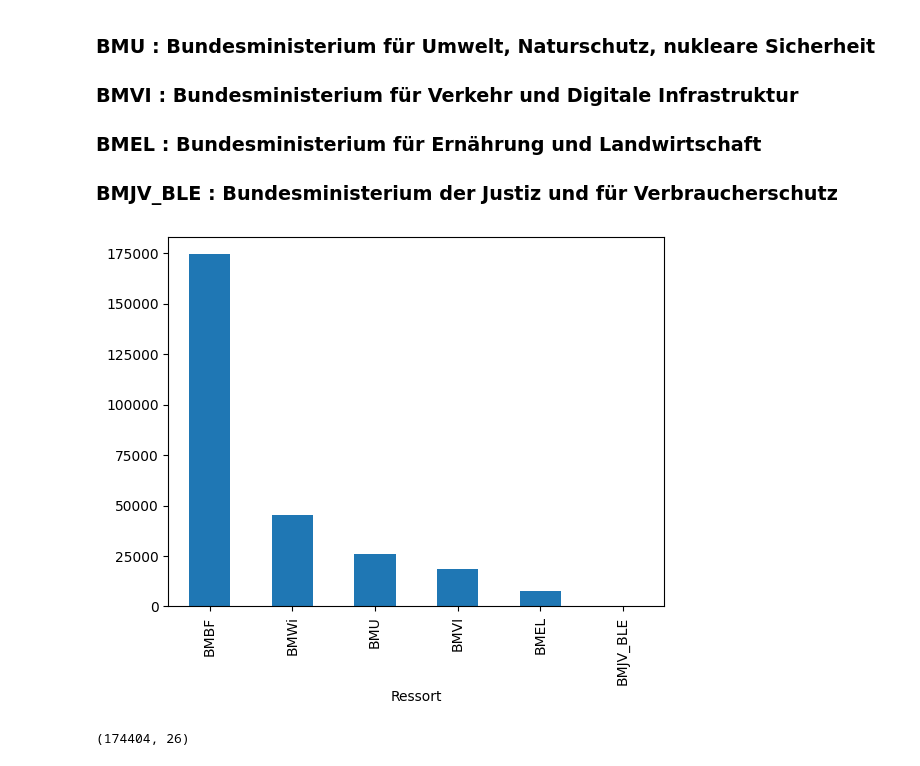
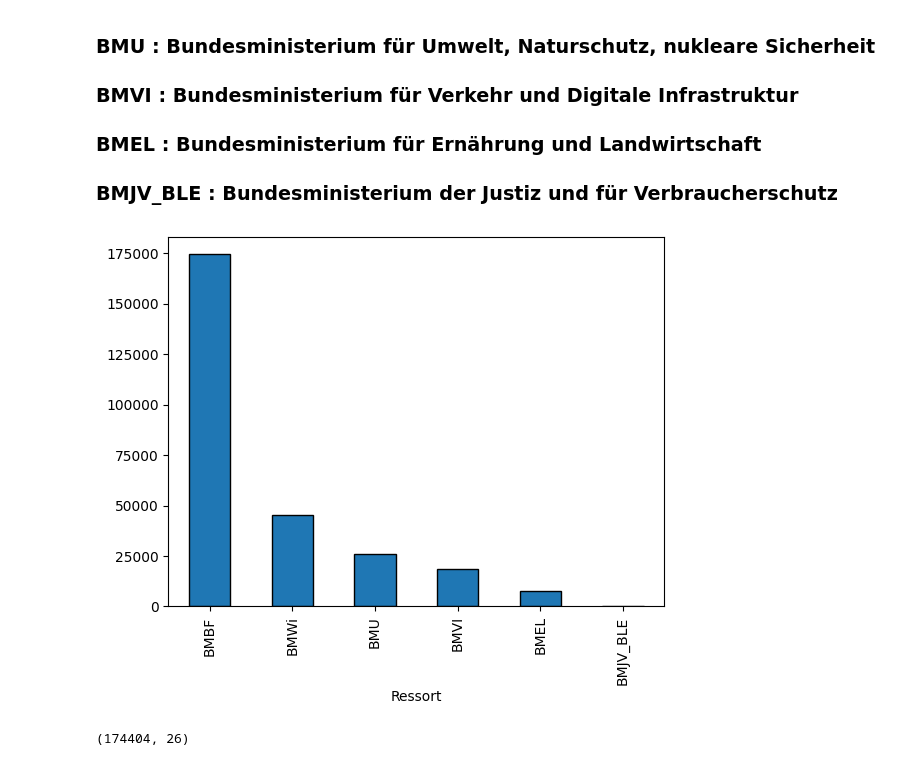
Before and after one commit to isaacduong/BMBF, a Jupyter notebook: eda/BMBF_eda (1. notebook).ipynb, the cells around one changed output. Drawn from its saved outputs; the diff is of its cells as text; code cells hidden in the pictures.

```diff
--- a/eda/BMBF_eda (1. notebook).ipynb
+++ b/eda/BMBF_eda (1. notebook).ipynb
@@ -173,9 +176,9 @@ BMBF[BMBF["FKZ"].isin(BMBF["FKZ"].value_counts().sort_values(ascending=False).in
 ### BMEL : Bundesministerium für Ernährung und Landwirtschaft
 ### BMJV_BLE : Bundesministerium der Justiz und für Verbraucherschutz
 # %%
-BMBF["Ressort"].value_counts(ascending=False).plot(kind="bar");
+BMBF["Ressort"].value_counts(ascending=False).plot(kind="bar",edgecolor="black");
 # %% [output]
-[figure, old version]
+[figure, new version]
 # %%
 #There are 174404 records, where the Ressort is BMBF
 BMBF[BMBF["Ressort"] == "BMBF"].shape
```
Also changed, not shown: parts of 23 cells of this notebook, 9 other files.
